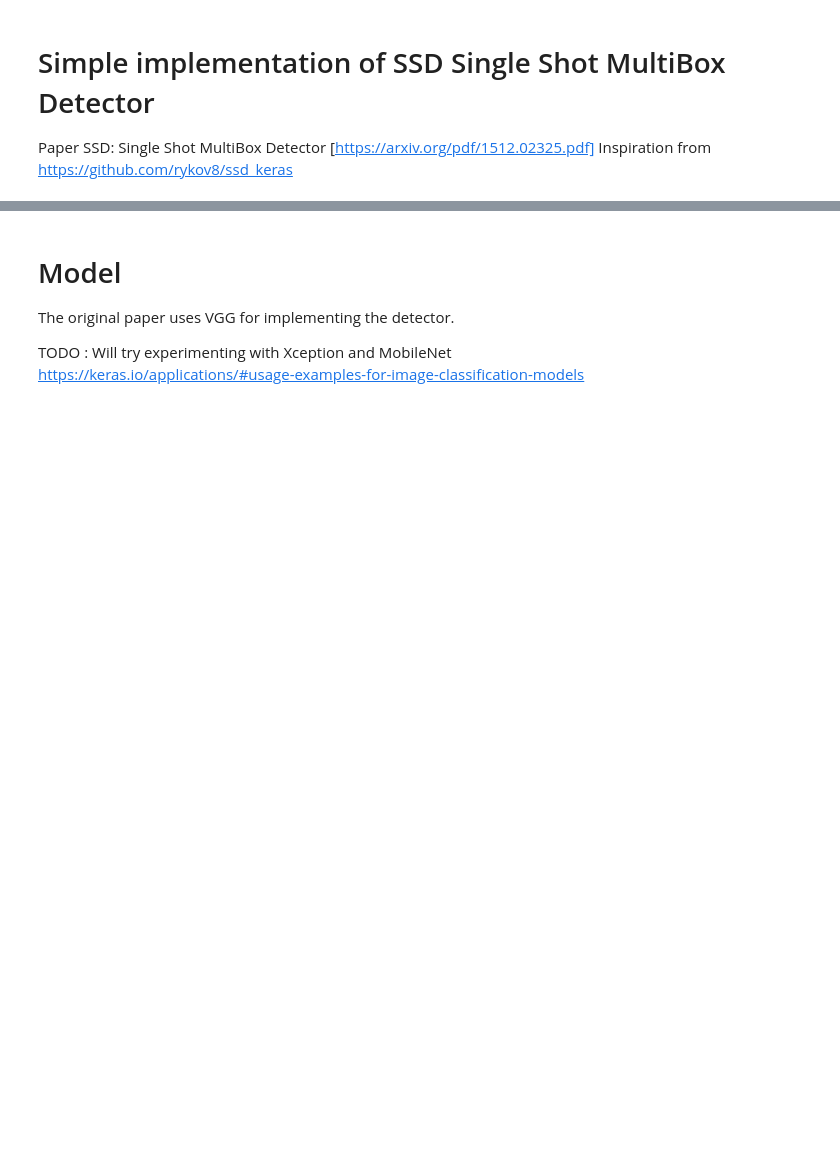
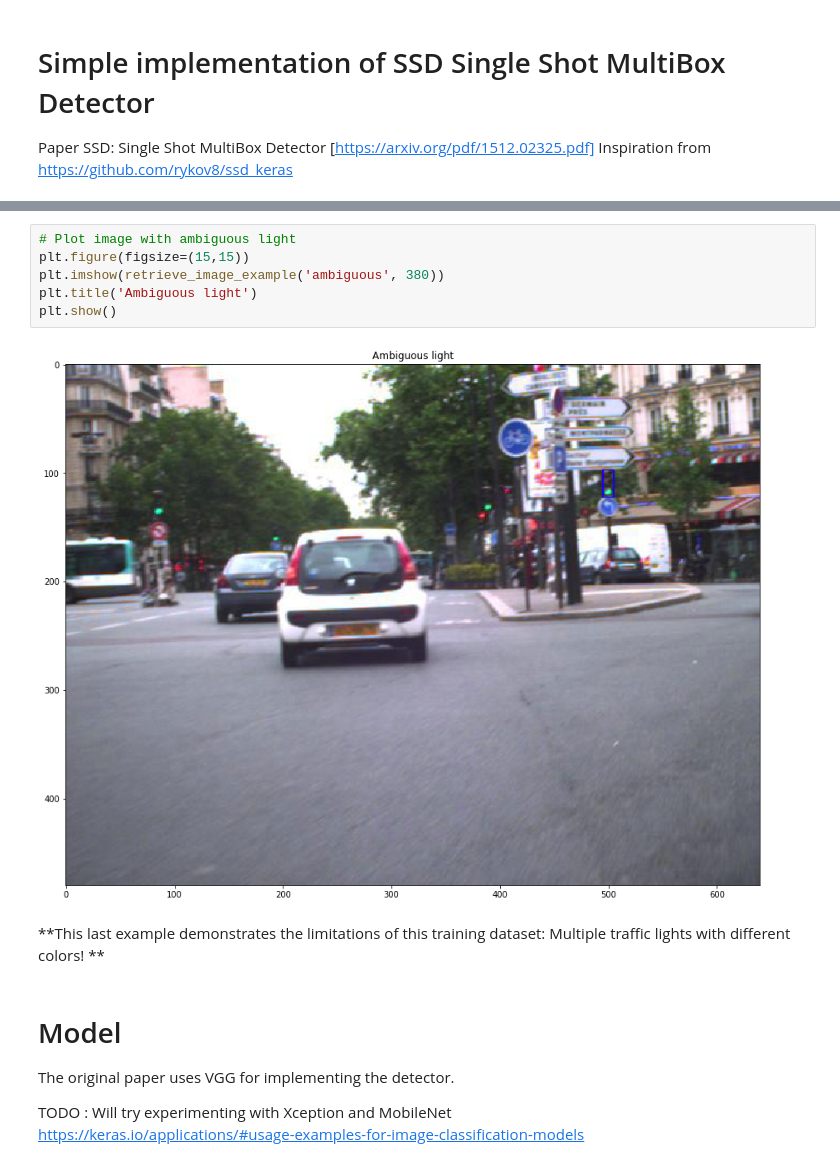
Before and after one commit to rdjondo/SimplisticSSD, a Jupyter notebook: MySSD_experiment.ipynb, the cells around one changed output, grey strips where cells are left out. Cells and saved outputs as stored; diff of their text form; blank space fills up the shorter version.

```diff
--- a/MySSD_experiment.ipynb
+++ b/MySSD_experiment.ipynb
@@ -25,3 +103,13 @@ ground_truth_file = 'Lara_UrbanSeq1_GroundTruth_GT.txt'
+# %%
+# Plot image with ambiguous light
+plt.figure(figsize=(15,15))
+plt.imshow(retrieve_image_example('ambiguous', 380))
+plt.title('Ambiguous light')
+plt.show()
+# %% [output]
+[figure, added]
+# %% [markdown]
+**This last example demonstrates the limitations of this training dataset: Multiple traffic lights with different colors! **
 # %% [markdown]
 # Model
 The original paper uses VGG for implementing the detector.
```
Also changed, not shown: parts of 5 cells of this notebook.
